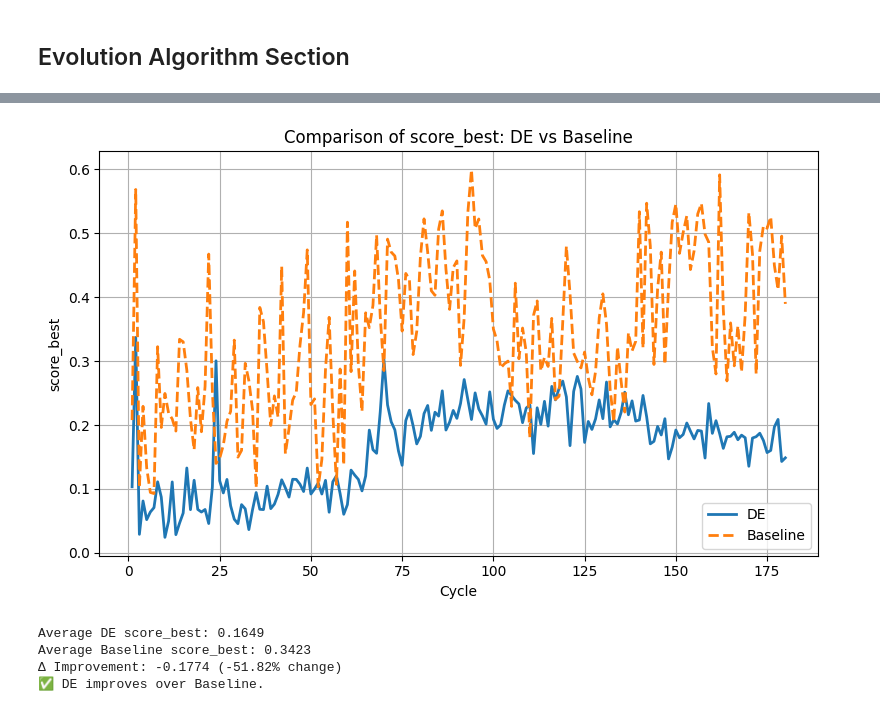
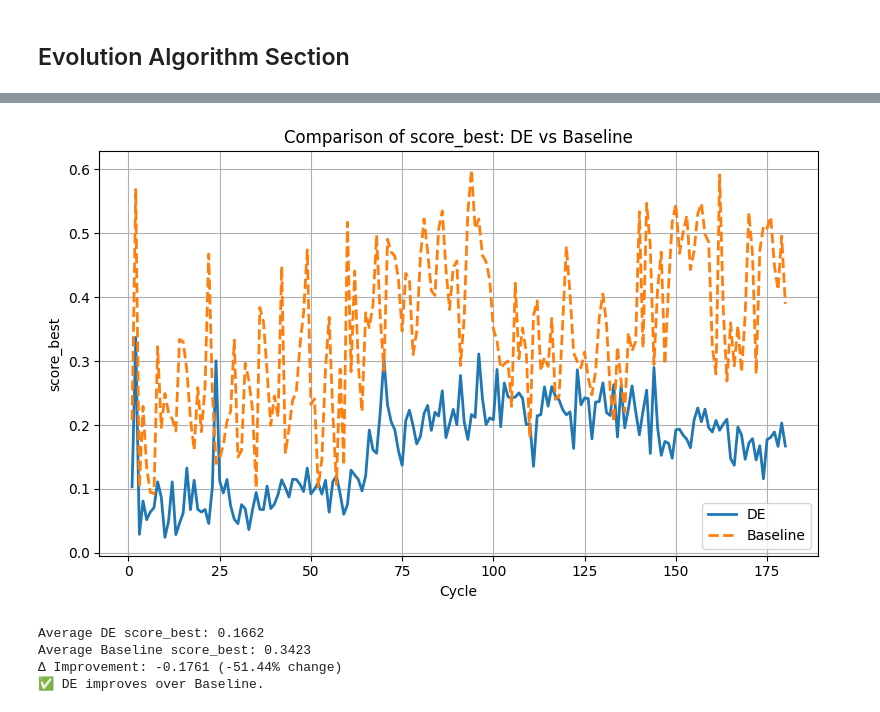
Before and after one commit to Kaos1105/EA_traffic_control, a Jupyter notebook: controller.ipynb, the cells around one changed output, grey strips where cells are left out. Saved outputs shown, nothing was run; the diff lists cells and outputs as text; code cells hidden in the pictures.

```diff
--- a/controller.ipynb
+++ b/controller.ipynb
@@ -807,36 +843,36 @@ def compare_score_best(log_dir=LOG_DIR, baseline_prefix='traffic_baseline', de_p
 
     # Plot comparison
     plt.figure(figsize=(8, 5))
     plt.plot(de["cycle"], de["score_best"], label="DE", linewidth=2)
     plt.plot(baseline["cycle"], baseline["score_best"], label="Baseline", linestyle="--", linewidth=2)
     plt.xlabel("Cycle")
     plt.ylabel("score_best")
     plt.title("Comparison of score_best: DE vs Baseline")
     plt.legend()
     plt.grid(True)
     plt.tight_layout()
     plt.show()
 
     # Print summary stats
     mean_de = de["score_best"].mean()
     mean_base = baseline["score_best"].mean()
     diff = mean_de - mean_base
 
     print(f"Average DE score_best: {mean_de:.4f}")
     print(f"Average Baseline score_best: {mean_base:.4f}")
     print(f"Δ Improvement: {diff:+.4f} ({(diff / mean_base) * 100:.2f}% change)")
 
     if diff < 0:
         print("✅ DE improves over Baseline.")
     elif diff > 0:
         print("❌ DE performs worse than Baseline.")
     else:
         print("⭐ DE and Baseline perform equally.")
 
-compare_score_best(de_suffix='20251107_190626', baseline_suffix='20251107_202522')
+compare_score_best(de_suffix='20251107_221148', baseline_suffix='20251107_231803')
 # %% [output]
-[figure, old version]
+[figure, new version]
-Average DE score_best: 0.1649
+Average DE score_best: 0.1662
 Average Baseline score_best: 0.3423
-Δ Improvement: -0.1774 (-51.82% change)
+Δ Improvement: -0.1761 (-51.44% change)
 ✅ DE improves over Baseline.
```
Also changed, not shown: parts of 5 cells of this notebook.
